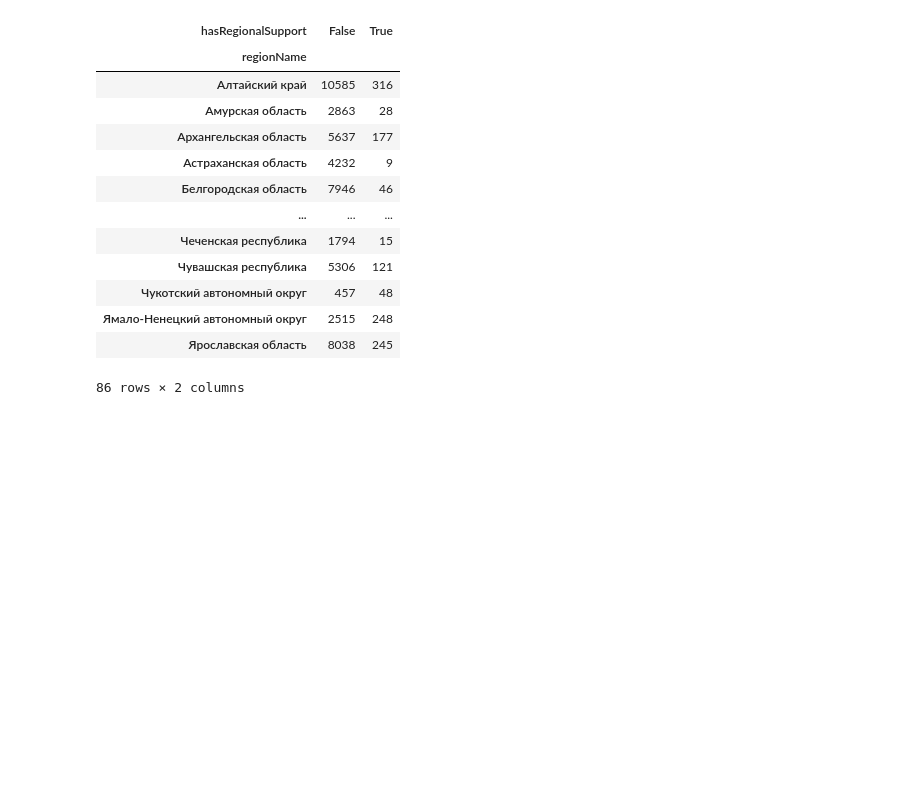
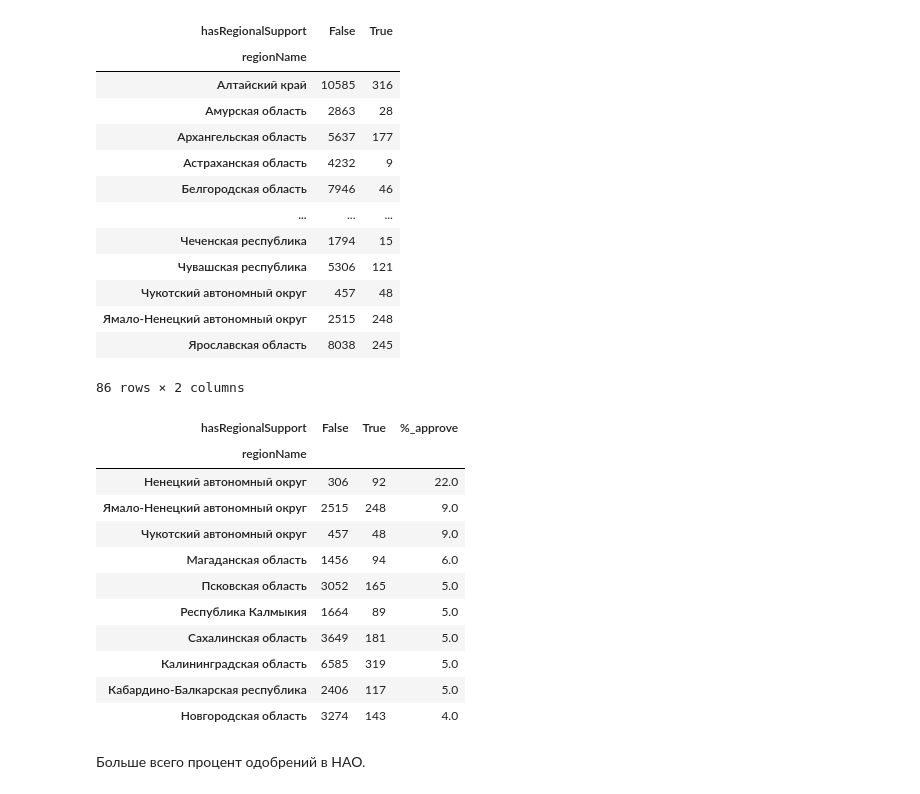
Before and after one commit to PlatArs/GOV_project, a Jupyter notebook: Project.ipynb, the cells around one changed output. Drawn from its saved outputs; the diff is of its cells as text; code cells hidden in the pictures; blank space fills up the shorter version.

```diff
--- a/Project.ipynb
+++ b/Project.ipynb
@@ -220,0 +205,6 @@ df_clean
+# %%
+# Удалим дубликаты и пустые строки
+df_clean_dub = df_clean.drop_duplicates()
+df_clean_nan = df_clean_dub.dropna(thresh = int(len(df_clean_dub.columns))*0.05) # удаляем строки, где более 95% пропусков в записи
+print('Количество дубликатов: ', df_clean.shape[0]-df_clean_dub.shape[0])
+print('Количество пустых строк: ', df_clean_dub.shape[0]-df_clean_nan.shape[0])
@@ -241,7 +234,7 @@ Name: count, Length: 86, dtype: int64
 # %% [markdown]
 Логично, что больше всего НКО в самых населённых регионах
 # %%
-region_group = df_clean.pivot_table(index = 'regionName', columns='hasRegionalSupport', aggfunc='size', fill_value=0)
+region_group = df_clean_nan.pivot_table(index = 'regionName', columns='hasRegionalSupport', aggfunc='size', fill_value=0)
 region_group
 # %% [output]
 | hasRegionalSupport | False | True |
@@ -258,3 +251,21 @@ region_group
 | Ямало-Ненецкий автономный округ | 2515 | 248 |
 | Ярославская область | 8038 | 245 |
 86 rows × 2 columns
+# %%
+region_group['%_approve'] = round((region_group[True] / region_group.sum(axis=1)) * 100)
+region_group.sort_values('%_approve', ascending=False).head(10)
+# %% [output]
+| hasRegionalSupport | False | True | %_approve |
+| regionName |  |  |  |
+| Ненецкий автономный округ | 306 | 92 | 22.0 |
+| Ямало-Ненецкий автономный округ | 2515 | 248 | 9.0 |
+| Чукотский автономный округ | 457 | 48 | 9.0 |
+| Магаданская область | 1456 | 94 | 6.0 |
+| Псковская область | 3052 | 165 | 5.0 |
+| Республика Калмыкия | 1664 | 89 | 5.0 |
+| Сахалинская область | 3649 | 181 | 5.0 |
+| Калининградская область | 6585 | 319 | 5.0 |
+| Кабардино-Балкарская республика | 2406 | 117 | 5.0 |
+| Новгородская область | 3274 | 143 | 4.0 |
+# %% [markdown]
+Больше всего процент одобрений в НАО.
```
Also changed, not shown: parts of 3 cells of this notebook.
